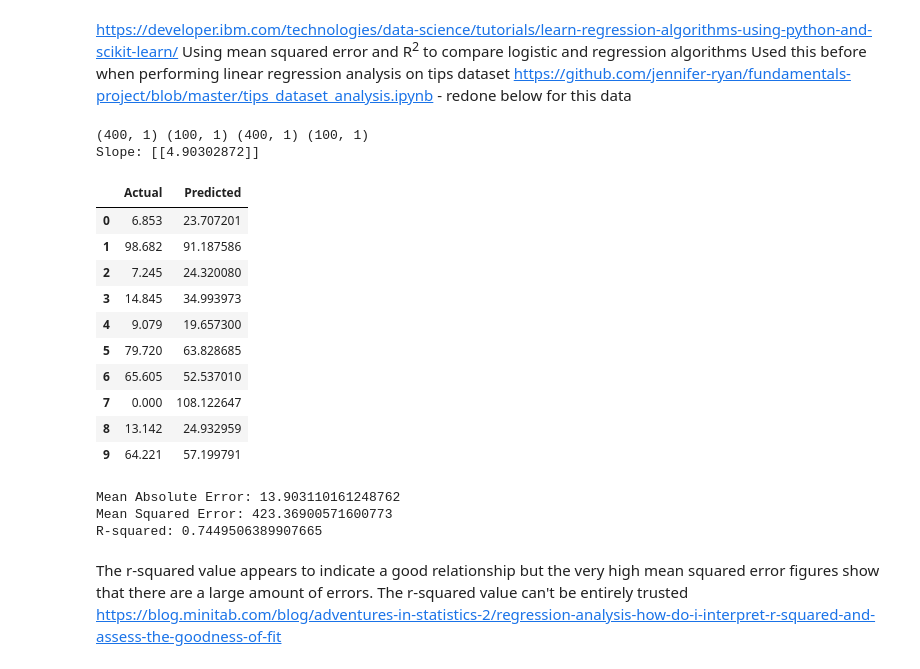
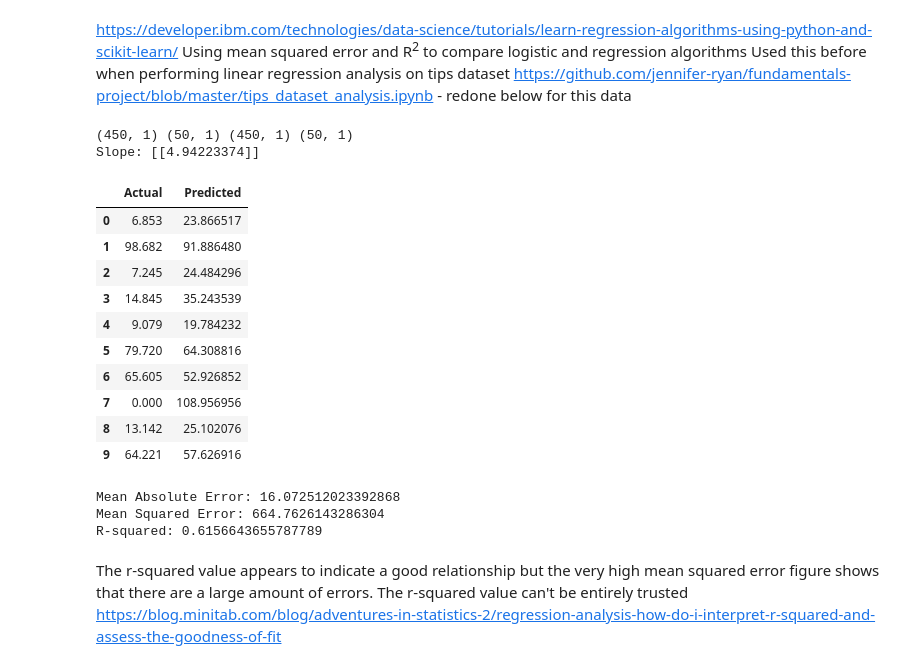
Before and after one commit to jennifer-ryan/machine-learning-project, a Jupyter notebook: Power Production Analysis.ipynb, the cells around one changed output. Saved outputs shown, nothing was run; the diff lists cells and outputs as text; code cells hidden in the pictures.

```diff
--- a/Power Production Analysis.ipynb
+++ b/Power Production Analysis.ipynb
@@ -89,51 +90,51 @@ Used this before when performing linear regression analysis on tips dataset http
 # %%
 # Linear regression analysis
 x = data['speed'].values.reshape(-1,1)
 y = data['power'].values.reshape(-1,1)
 
 # Splitting data into training and testing variables.
-x_train, x_test, y_train, y_test = train_test_split(x, y, test_size = 0.2, random_state = 10)
+x_train, x_test, y_train, y_test = train_test_split(x, y, test_size = 0.1, random_state = 10)
 
 # The sizes of each training and testing variable.
 print(x_train.shape, x_test.shape, y_train.shape, y_test.shape)
 
 
 # Training the model.
 reg = LinearRegression()
 model = reg.fit(x_train, y_train)
 
 # Slope of the line created by the model.
 print('Slope:',  reg.coef_)
 
 
 # Predicting power based on speed values.
 y_pred = reg.predict(x_test)
 
 # Comparing predictions against acutal values.
 test_model = pd.DataFrame({'Actual': y_test.flatten(), 'Predicted': y_pred.flatten()})
 test_model.head(10)
 # %% [output]
-(400, 1) (100, 1) (400, 1) (100, 1)
-Slope: [[4.90302872]]
+(450, 1) (50, 1) (450, 1) (50, 1)
+Slope: [[4.94223374]]
 |  | Actual | Predicted |
-| 0 | 6.853 | 23.707201 |
-| 1 | 98.682 | 91.187586 |
-| 2 | 7.245 | 24.320080 |
-| 3 | 14.845 | 34.993973 |
-| 4 | 9.079 | 19.657300 |
-| 5 | 79.720 | 63.828685 |
-| 6 | 65.605 | 52.537010 |
-| 7 | 0.000 | 108.122647 |
-| 8 | 13.142 | 24.932959 |
-| 9 | 64.221 | 57.199791 |
+| 0 | 6.853 | 23.866517 |
+| 1 | 98.682 | 91.886480 |
+| 2 | 7.245 | 24.484296 |
+| 3 | 14.845 | 35.243539 |
+| 4 | 9.079 | 19.784232 |
+| 5 | 79.720 | 64.308816 |
+| 6 | 65.605 | 52.926852 |
+| 7 | 0.000 | 108.956956 |
+| 8 | 13.142 | 25.102076 |
+| 9 | 64.221 | 57.626916 |
 # %%
 # Evaluating the performance of the algorithm
 print('Mean Absolute Error:', metrics.mean_absolute_error(y_test, y_pred))
 print('Mean Squared Error:', metrics.mean_squared_error(y_test, y_pred))  # very sensitive to outlliers
 print('R-squared:', metrics.r2_score(y_test, y_pred))
 # %% [output]
-Mean Absolute Error: 13.903110161248762
-Mean Squared Error: 423.36900571600773
-R-squared: 0.7449506389907665
+Mean Absolute Error: 16.072512023392868
+Mean Squared Error: 664.7626143286304
+R-squared: 0.6156643655787789
 # %% [markdown]
-The r-squared value appears to indicate a good relationship but the very high mean squared error figures show that there are a large amount of errors. The r-squared value can't be entirely trusted https://blog.minitab.com/blog/adventures-in-statistics-2/regression-analysis-how-do-i-interpret-r-squared-and-assess-the-goodness-of-fit
+The r-squared value appears to indicate a good relationship but the very high mean squared error figure shows that there are a large amount of errors. The r-squared value can't be entirely trusted https://blog.minitab.com/blog/adventures-in-statistics-2/regression-analysis-how-do-i-interpret-r-squared-and-assess-the-goodness-of-fit
```
Also changed, not shown: parts of 9 cells of this notebook.
